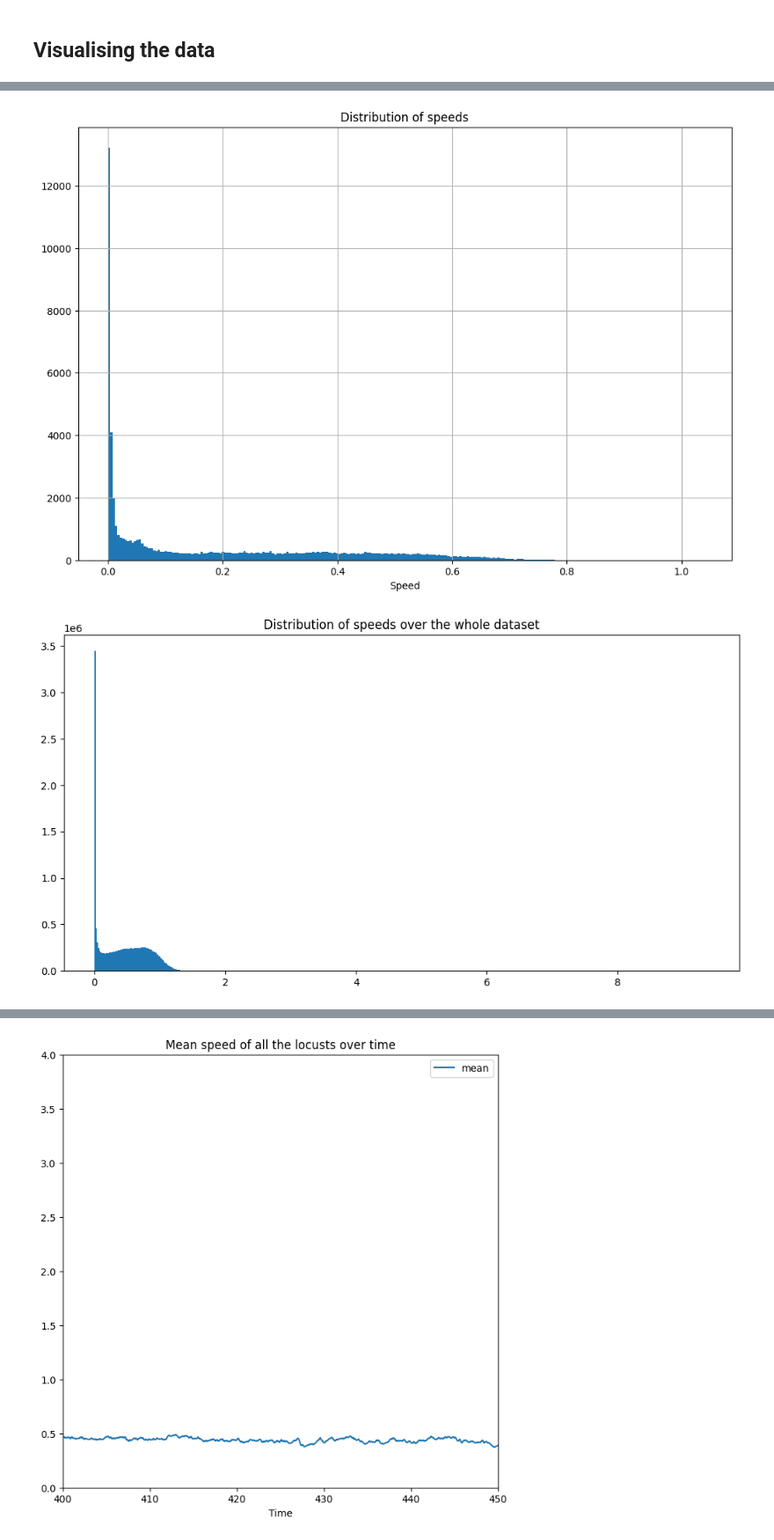
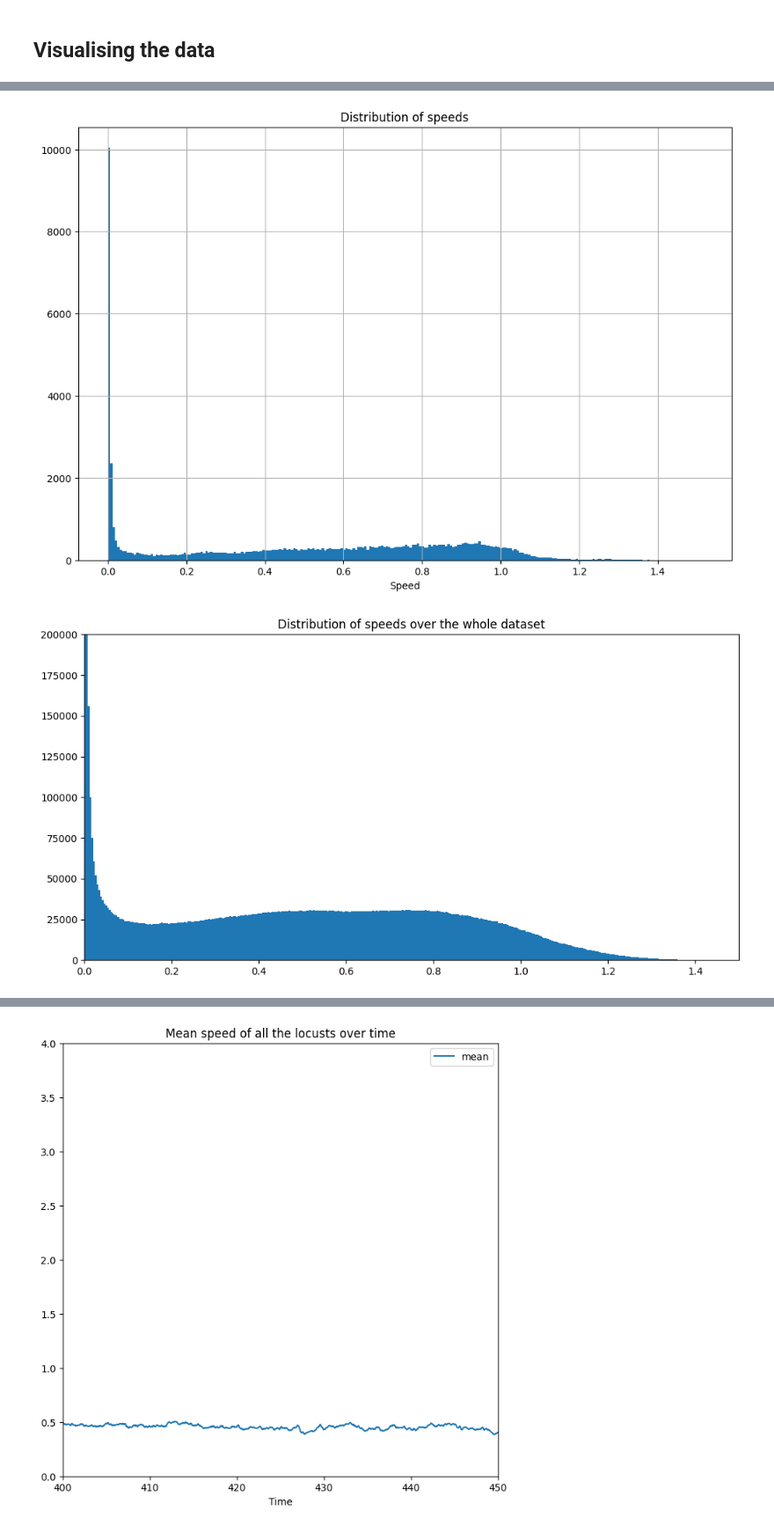
Before and after one commit to Mark-Bugden/Locust-Physics, a Jupyter notebook: Data Analysis/Introductory_data_Analysis.ipynb, the cells around one changed output, grey strips where cells are left out. Shown at 88% size. Drawn from its saved outputs; the diff is of its cells as text; code cells hidden in the pictures.

```diff
--- a/Data Analysis/Introductory_data_Analysis.ipynb
+++ b/Data Analysis/Introductory_data_Analysis.ipynb
@@ -205,7 +208,7 @@ On average, the labels are missing data for this percentage of the dataset:
 # We also want to know which are the dead locusts. We do this by finding the markers which have very low average speed.
 # Restrict to looking at only the speed components of the dataframe
 speed_subset = [f'speed.{label}' for label in locust_markers]
-dead_locusts = [int(item[6:]) for item in ldf[speed_subset].loc[:, (ldf[speed_subset].mean()<0.01)].columns.tolist()]
+dead_locusts = [int(item[6:]) for item in ldf[speed_subset].loc[:, (ldf[speed_subset].mean()<0.1)].columns.tolist()]
 
 ldf.drop([f'X.{label}' for label in dead_locusts], axis=1, inplace=True)
 ldf.drop([f'Y.{label}' for label in dead_locusts], axis=1, inplace=True)
@@ -451,21 +462,28 @@ ldf.hist(ax = ax, column=f'speed.{LocustNumber}', bins=250)
 plt.title('Distribution of speeds')
 plt.show()
 # %% [output]
-[figure, old version]
+[figure, new version]
 # %%
 # For the entire dataset
 speed_df = ldf[[f'speed.{label}' for label in locust_markers]]
+
+# Filter out unrealistic speeds
+speed_df = speed_df.loc[:, (speed_df < 2 ).all()]
+
 
 
 fig = plt.figure(figsize=(12,6))
 ax = plt.subplot(111)
 
 plt.hist(speed_df.to_numpy().flatten(), bins=500)
 plt.title('Distribution of speeds over the whole dataset')
 
+ax.set_xlim((0,1.5))
+ax.set_ylim((0,200000))
+#plt.savefig('speeds.png')
 plt.show()
 # %% [output]
-[figure, old version]
+[figure, new version]
 # %%
 # Let's finally take a look at how the speed of a locust varies over time
 # We will use the same locust from before, LocustNumber. We can use the speed_df dataframe we defined for the previous calculations
```
Also changed, not shown: parts of 18 cells of this notebook.
